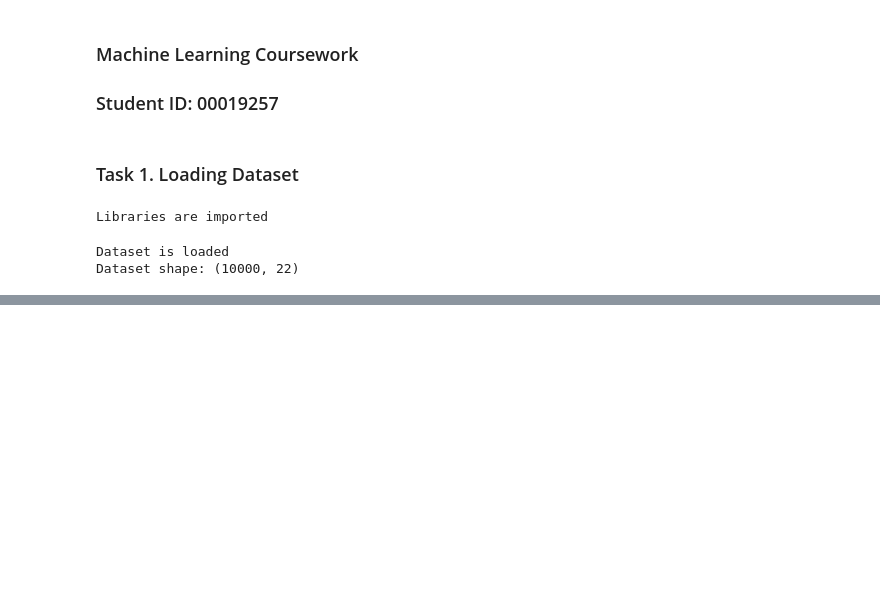
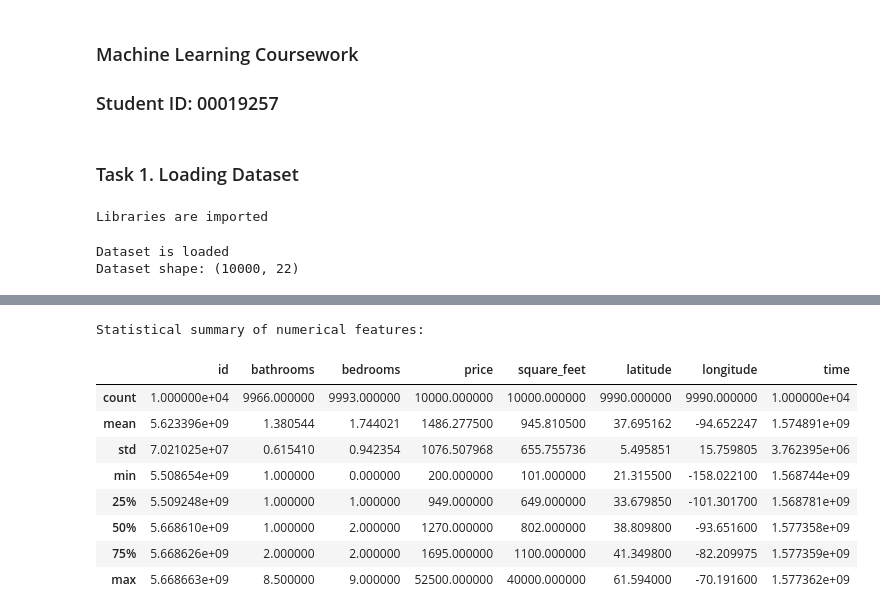
Before and after one commit to 00019257/MLDA.CW1.19257, a Jupyter notebook: apartment_price_prediction.ipynb, the cells around one changed output, grey strips where cells are left out. Cells and saved outputs as stored; diff of their text form; code cells hidden in the pictures; blank space fills up the shorter version.

```diff
--- a/apartment_price_prediction.ipynb
+++ b/apartment_price_prediction.ipynb
@@ -36,0 +99,15 @@ First 5 rows of the dataset:
+# %%
+# statistical summary using Describe method. This shows the summary in table format
+print("Statistical summary of numerical features:")
+df.describe()
+# %% [output]
+Statistical summary of numerical features:
+|  | id | bathrooms | bedrooms | price | square_feet | latitude | longitude | time |
+| count | 1.000000e+04 | 9966.000000 | 9993.000000 | 10000.000000 | 10000.000000 | 9990.000000 | 9990.000000 | 1.000000e+04 |
+| mean | 5.623396e+09 | 1.380544 | 1.744021 | 1486.277500 | 945.810500 | 37.695162 | -94.652247 | 1.574891e+09 |
+| std | 7.021025e+07 | 0.615410 | 0.942354 | 1076.507968 | 655.755736 | 5.495851 | 15.759805 | 3.762395e+06 |
+| min | 5.508654e+09 | 1.000000 | 0.000000 | 200.000000 | 101.000000 | 21.315500 | -158.022100 | 1.568744e+09 |
+| 25% | 5.509248e+09 | 1.000000 | 1.000000 | 949.000000 | 649.000000 | 33.679850 | -101.301700 | 1.568781e+09 |
+| 50% | 5.668610e+09 | 1.000000 | 2.000000 | 1270.000000 | 802.000000 | 38.809800 | -93.651600 | 1.577358e+09 |
+| 75% | 5.668626e+09 | 2.000000 | 2.000000 | 1695.000000 | 1100.000000 | 41.349800 | -82.209975 | 1.577359e+09 |
+| max | 5.668663e+09 | 8.500000 | 9.000000 | 52500.000000 | 40000.000000 | 61.594000 | -70.191600 | 1.577362e+09 |
```
Also changed, not shown: parts of 8 cells of this notebook.
